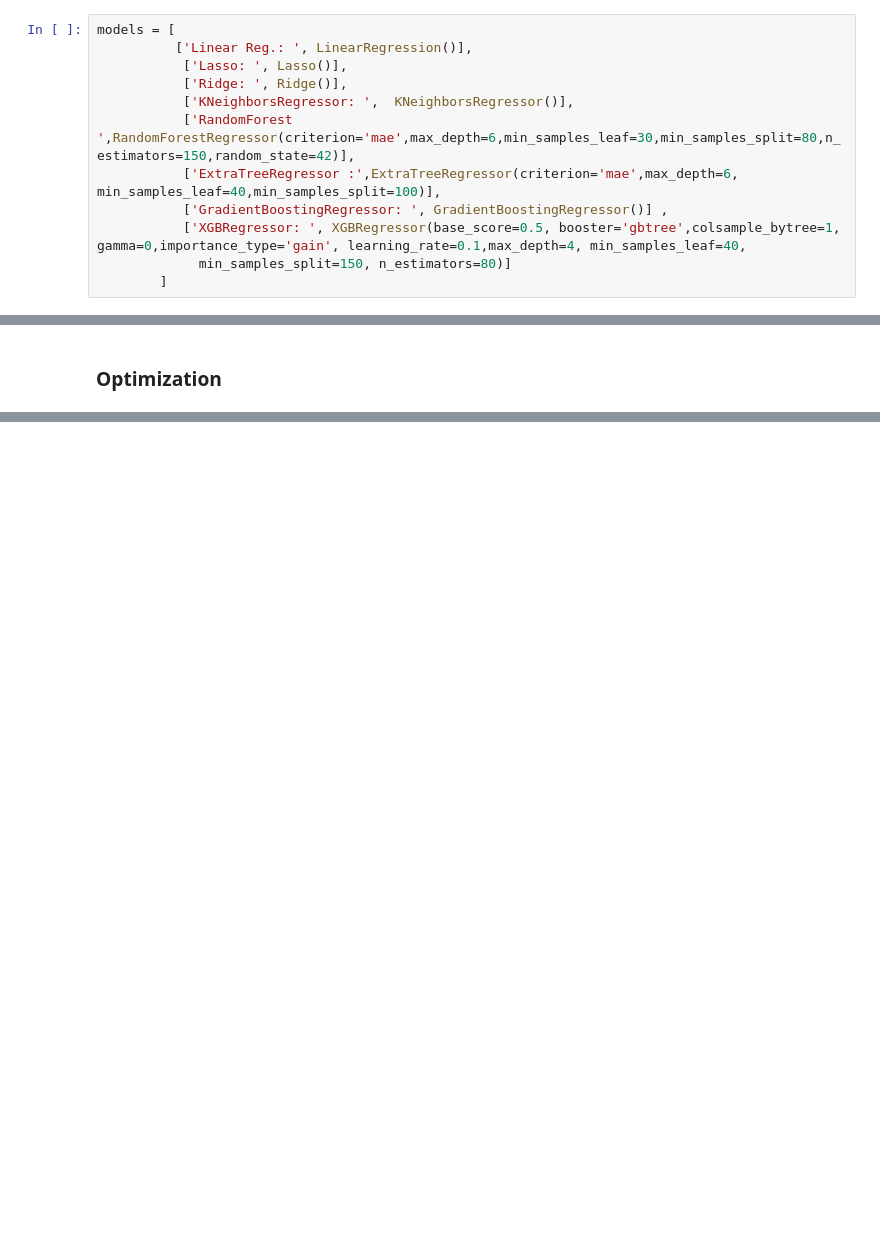
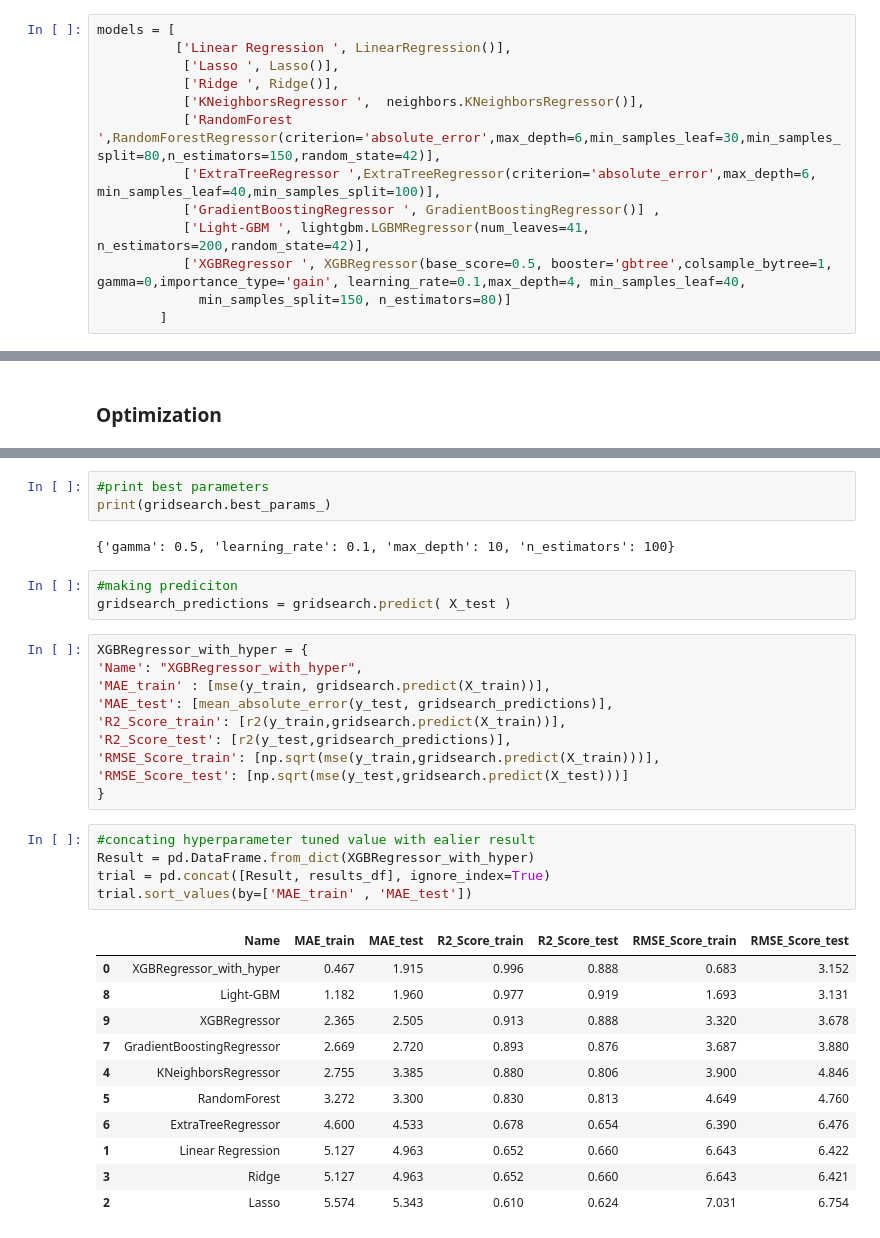
Before and after one commit to abhinav4201/Regression-Bike-Sharing-Demand-Prediction, a Jupyter notebook: Bike_Sharing_Demand_Prediction_Capstone_Project.ipynb, the cells around one changed output, grey strips where cells are left out. Cells and saved outputs as stored; diff of their text form; blank space fills up the shorter version.

```diff
--- a/Bike_Sharing_Demand_Prediction_Capstone_Project.ipynb
+++ b/Bike_Sharing_Demand_Prediction_Capstone_Project.ipynb
@@ -733,14 +737,15 @@ X_train = scaler.fit_transform(X_train)
 X_test = scaler.transform(X_test)
 # %%
 models = [
-          ['Linear Reg.: ', LinearRegression()],
-           ['Lasso: ', Lasso()],
-           ['Ridge: ', Ridge()],
-           ['KNeighborsRegressor: ',  KNeighborsRegressor()],
-           ['RandomForest ',RandomForestRegressor(criterion='mae',max_depth=6,min_samples_leaf=30,min_samples_split=80,n_estimators=150,random_state=42)],
-           ['ExtraTreeRegressor :',ExtraTreeRegressor(criterion='mae',max_depth=6, min_samples_leaf=40,min_samples_split=100)],
-           ['GradientBoostingRegressor: ', GradientBoostingRegressor()] ,
-           ['XGBRegressor: ', XGBRegressor(base_score=0.5, booster='gbtree',colsample_bytree=1, gamma=0,importance_type='gain', learning_rate=0.1,max_depth=4, min_samples_leaf=40,
+          ['Linear Regression ', LinearRegression()],
+           ['Lasso ', Lasso()],
+           ['Ridge ', Ridge()],
+           ['KNeighborsRegressor ',  neighbors.KNeighborsRegressor()],
+           ['RandomForest ',RandomForestRegressor(criterion='absolute_error',max_depth=6,min_samples_leaf=30,min_samples_split=80,n_estimators=150,random_state=42)],
+           ['ExtraTreeRegressor ',ExtraTreeRegressor(criterion='absolute_error',max_depth=6, min_samples_leaf=40,min_samples_split=100)],
+           ['GradientBoostingRegressor ', GradientBoostingRegressor()] ,
+           ['Light-GBM ', lightgbm.LGBMRegressor(num_leaves=41, n_estimators=200,random_state=42)],
+           ['XGBRegressor ', XGBRegressor(base_score=0.5, booster='gbtree',colsample_bytree=1, gamma=0,importance_type='gain', learning_rate=0.1,max_depth=4, min_samples_leaf=40,
              min_samples_split=150, n_estimators=80)]
         ]
 # %%
@@ -766,0 +840,35 @@ results_df
+# %%
+#print best parameters
+print(gridsearch.best_params_)
+# %% [output]
+{'gamma': 0.5, 'learning_rate': 0.1, 'max_depth': 10, 'n_estimators': 100}
+# %%
+#making prediciton
+gridsearch_predictions = gridsearch.predict( X_test )
+# %%
+XGBRegressor_with_hyper = {
+'Name': "XGBRegressor_with_hyper",
+'MAE_train' : [mse(y_train, gridsearch.predict(X_train))],
+'MAE_test': [mean_absolute_error(y_test, gridsearch_predictions)],
+'R2_Score_train': [r2(y_train,gridsearch.predict(X_train))],
+'R2_Score_test': [r2(y_test,gridsearch_predictions)],
+'RMSE_Score_train': [np.sqrt(mse(y_train,gridsearch.predict(X_train)))],
+'RMSE_Score_test': [np.sqrt(mse(y_test,gridsearch.predict(X_test)))]
+}
+# %%
+#concating hyperparameter tuned value with ealier result
+Result = pd.DataFrame.from_dict(XGBRegressor_with_hyper)
+trial = pd.concat([Result, results_df], ignore_index=True)
+trial.sort_values(by=['MAE_train' , 'MAE_test'])
+# %% [output]
+|  | Name | MAE_train | MAE_test | R2_Score_train | R2_Score_test | RMSE_Score_train | RMSE_Score_test |
+| 0 | XGBRegressor_with_hyper | 0.467 | 1.915 | 0.996 | 0.888 | 0.683 | 3.152 |
+| 8 | Light-GBM | 1.182 | 1.960 | 0.977 | 0.919 | 1.693 | 3.131 |
+| 9 | XGBRegressor | 2.365 | 2.505 | 0.913 | 0.888 | 3.320 | 3.678 |
+| 7 | GradientBoostingRegressor | 2.669 | 2.720 | 0.893 | 0.876 | 3.687 | 3.880 |
+| 4 | KNeighborsRegressor | 2.755 | 3.385 | 0.880 | 0.806 | 3.900 | 4.846 |
+| 5 | RandomForest | 3.272 | 3.300 | 0.830 | 0.813 | 4.649 | 4.760 |
+| 6 | ExtraTreeRegressor | 4.600 | 4.533 | 0.678 | 0.654 | 6.390 | 6.476 |
+| 1 | Linear Regression | 5.127 | 4.963 | 0.652 | 0.660 | 6.643 | 6.422 |
+| 3 | Ridge | 5.127 | 4.963 | 0.652 | 0.660 | 6.643 | 6.421 |
+| 2 | Lasso | 5.574 | 5.343 | 0.610 | 0.624 | 7.031 | 6.754 |
```
Also changed, not shown: parts of 16 cells of this notebook.
